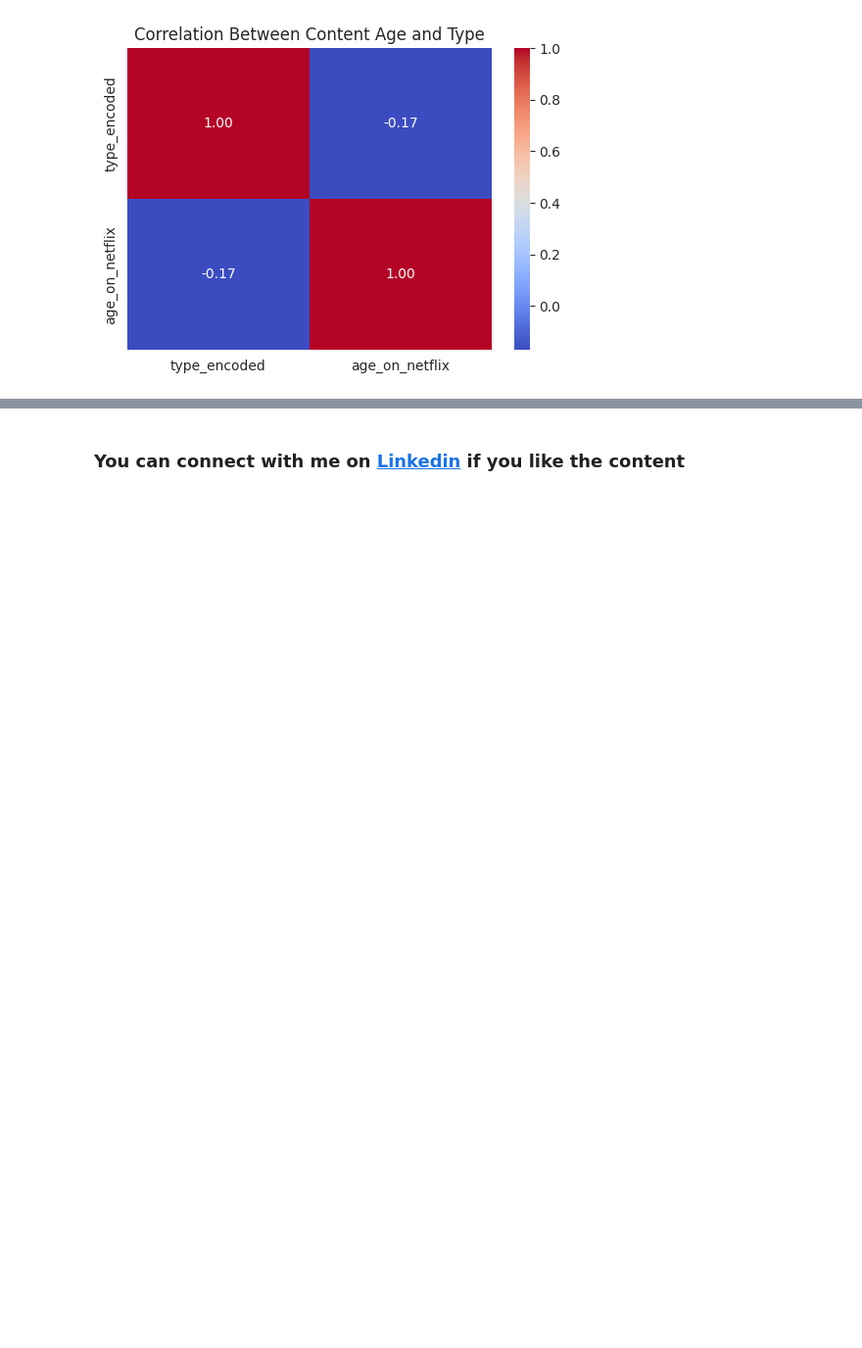
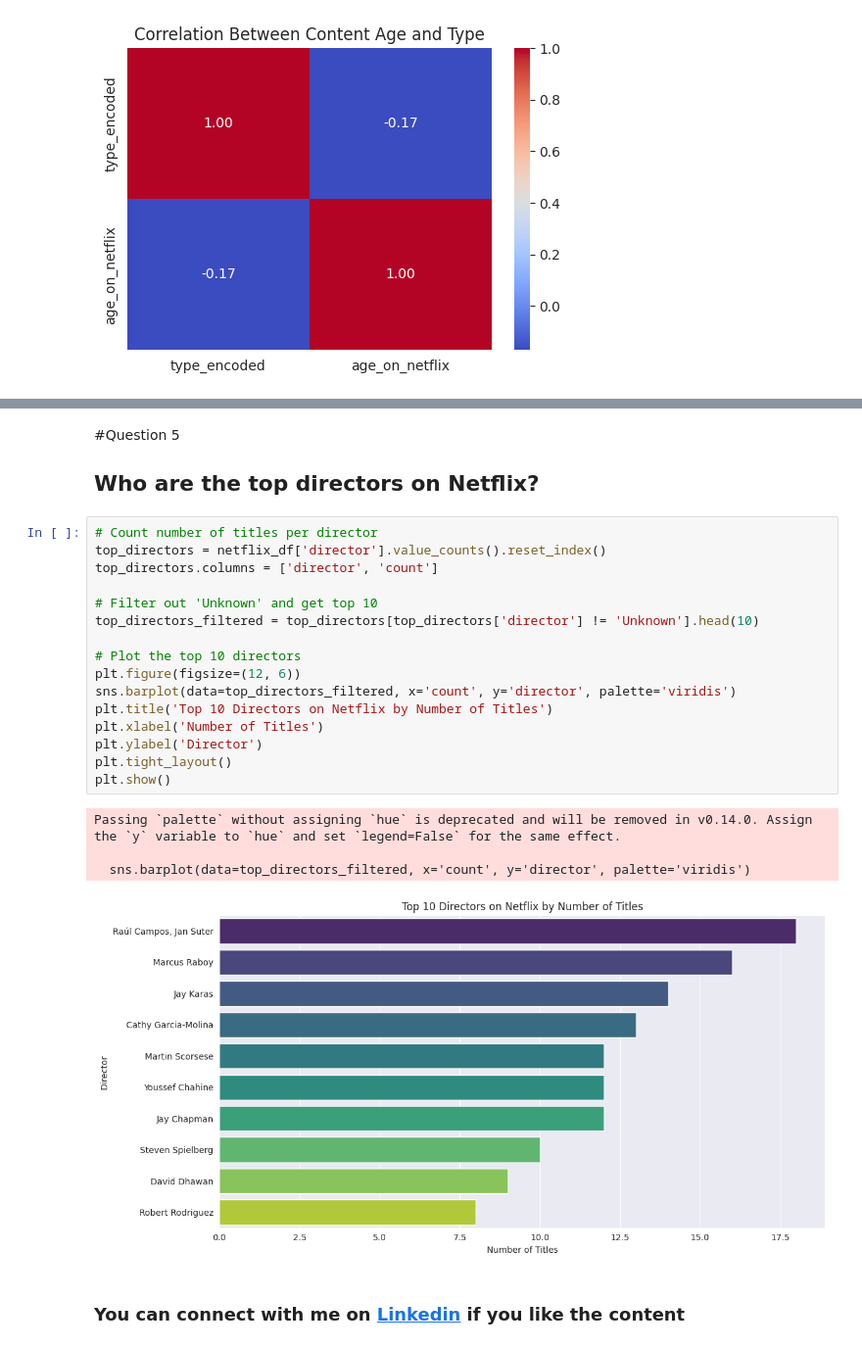
Before and after one commit to aashish10raj/GFG_21Projects_Course, a Jupyter notebook: Project2/2_Cracking_the_Code_An_Inside_Look_at_Netflix's_Content_Strategy.ipynb, the cells around one changed output, grey strips where cells are left out. Shown at 98% size. Saved outputs shown, nothing was run; the diff lists cells and outputs as text; blank space fills up the shorter version.

```diff
--- a/Project2/2_Cracking_the_Code_An_Inside_Look_at_Netflix's_Content_Strategy.ipynb
+++ b/Project2/2_Cracking_the_Code_An_Inside_Look_at_Netflix's_Content_Strategy.ipynb
@@ -424,2 +480,26 @@ age_on_netflix     -0.171138        1.000000
+# %% [markdown]
+#Question 5
+## Who are the top directors on Netflix?
+# %%
+# Count number of titles per director
+top_directors = netflix_df['director'].value_counts().reset_index()
+top_directors.columns = ['director', 'count']
+
+# Filter out 'Unknown' and get top 10
+top_directors_filtered = top_directors[top_directors['director'] != 'Unknown'].head(10)
+
+# Plot the top 10 directors
+plt.figure(figsize=(12, 6))
+sns.barplot(data=top_directors_filtered, x='count', y='director', palette='viridis')
+plt.title('Top 10 Directors on Netflix by Number of Titles')
+plt.xlabel('Number of Titles')
+plt.ylabel('Director')
+plt.tight_layout()
+plt.show()
+# %% [output]
+Passing `palette` without assigning `hue` is deprecated and will be removed in v0.14.0. Assign the `y` variable to `hue` and set `legend=False` for the same effect.
+
+  sns.barplot(data=top_directors_filtered, x='count', y='director', palette='viridis')
+[figure, added]
 # %% [markdown]
 ### You can connect with me on [Linkedin](https://www.linkedin.com/in/harshvardhan-singh-350262178/) if you like the content
```
Also changed, not shown: parts of 4 cells of this notebook.
